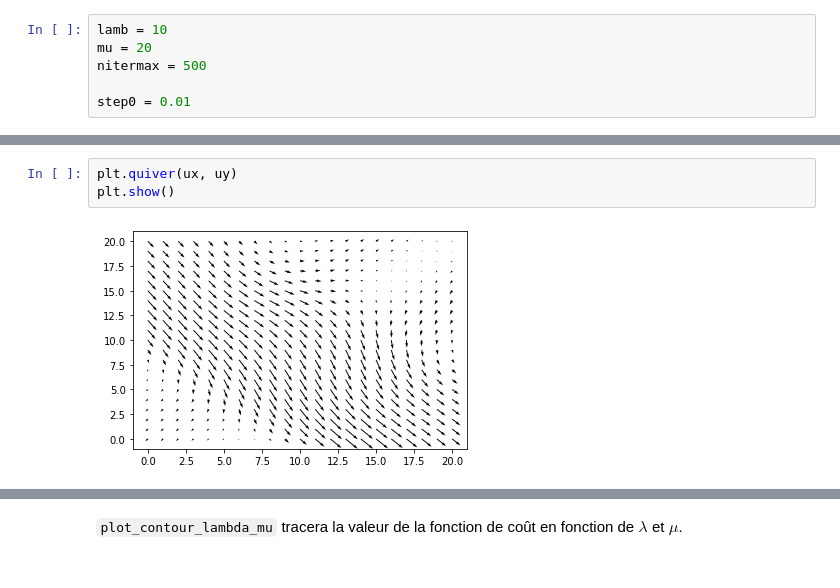
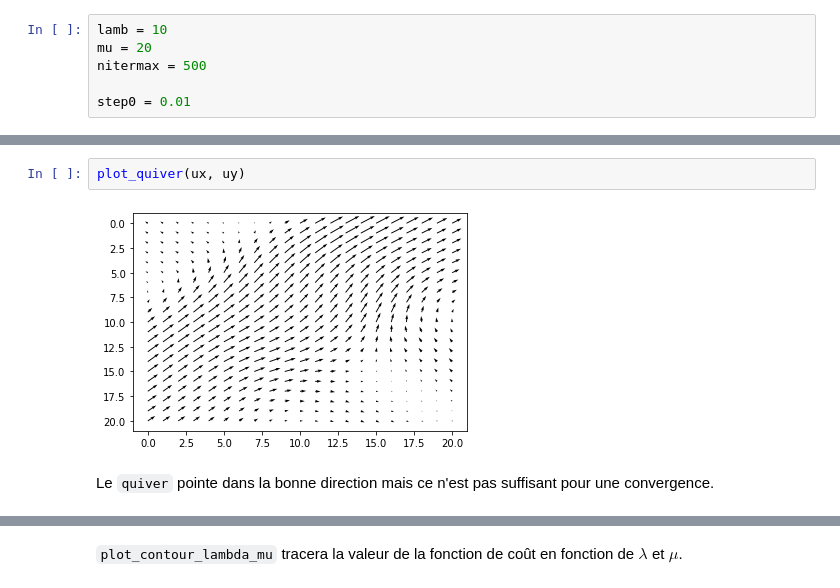
Before and after one commit to vnghia/4MIC-Optim-D, a Jupyter notebook: TP_Recalage3.ipynb, the cells around one changed output, grey strips where cells are left out. Drawn from its saved outputs; the diff is of its cells as text.

```diff
--- a/TP_Recalage3.ipynb
+++ b/TP_Recalage3.ipynb
@@ -381,9 +436,10 @@ iteration : 492  cost function : 18.418823045955772 step : 0.005
 iteration : 495  cost function : 18.41534279290813 step : 0.005
 iteration : 498  cost function : 18.411869317649945 step : 0.005
 [figure]
-# %%
-plt.quiver(ux, uy)
-plt.show()
-# %% [output]
-[figure, removed]
+# %%
+plot_quiver(ux, uy)
+# %% [output]
+[figure, added]
+# %% [markdown]
+Le `quiver` pointe dans la bonne direction mais ce n'est pas suffisant pour une convergence.
 # %%
```
Also changed, not shown: parts of 33 cells of this notebook, 2 other files.
